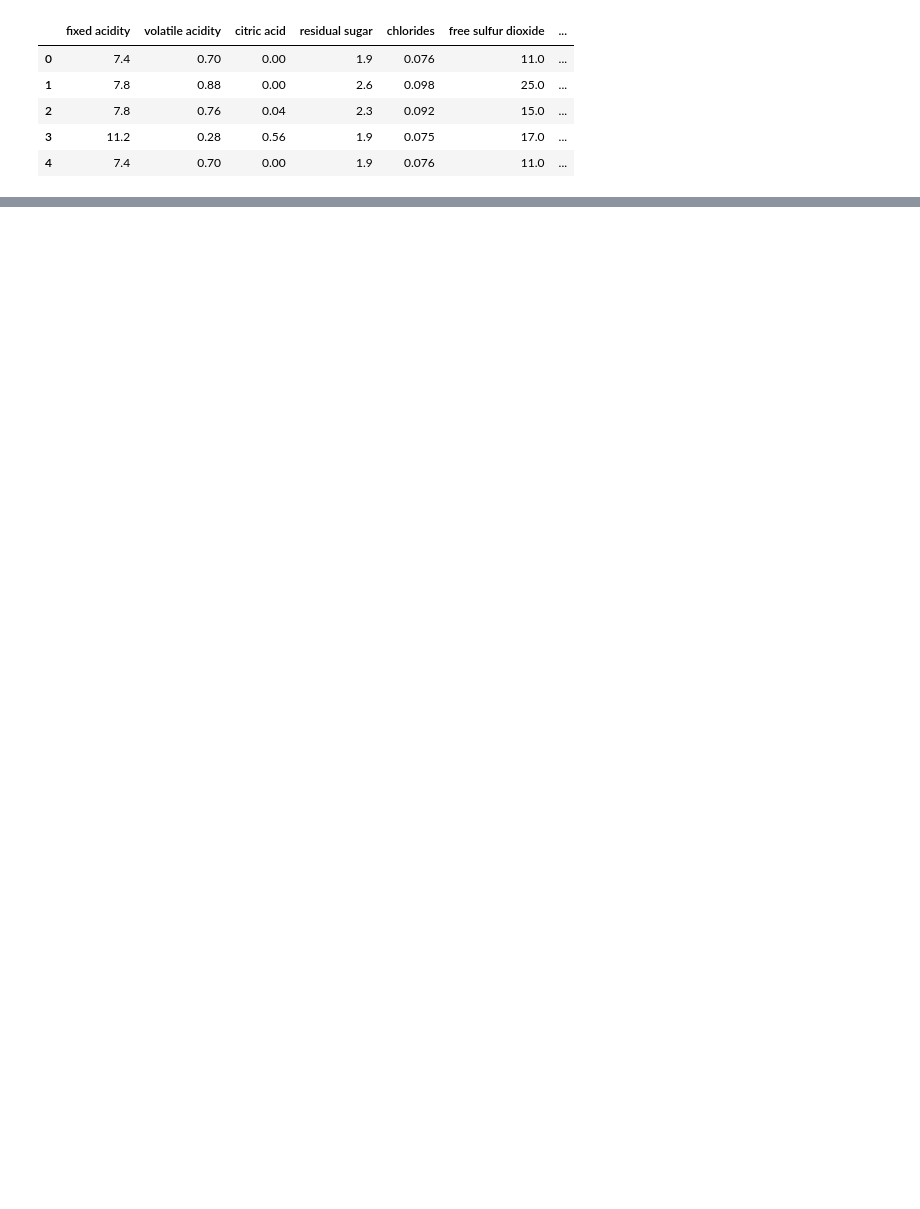
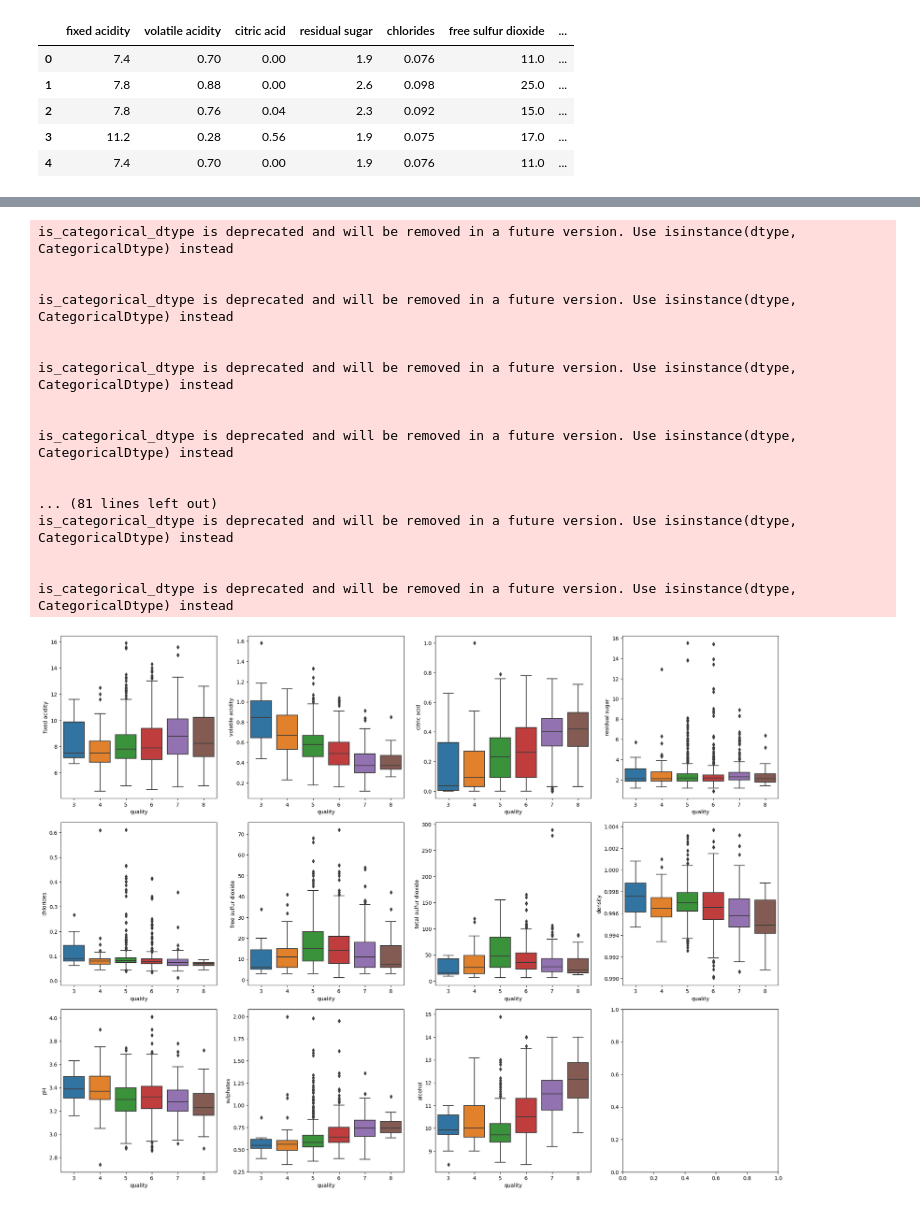
Before and after one commit to elsunais6167/assessment2, a Jupyter notebook: wine+quality/wine_quality.ipynb, the cells around one changed output, grey strips where cells are left out. Saved outputs shown, nothing was run; the diff lists cells and outputs as text; code cells hidden in the pictures; blank space fills up the shorter version.

```diff
--- a/wine+quality/wine_quality.ipynb
+++ b/wine+quality/wine_quality.ipynb
@@ -32,0 +58,29 @@ sns.pairplot(data, vars=data.columns[:-1], kind='scatter', diag_kind='kde', hue=
+# %%
+import seaborn as sns
+
+# Box plots for features by quality
+n_features = features
+fig, axs = plt.subplots(nrows=3, ncols=4, figsize=(20, 15))
+for i, feature in enumerate(n_features):
+    sns.boxplot(x='quality', y=feature, data=data, ax=axs[i//4, i%4])
+plt.tight_layout()
+plt.show()
+# %% [output]
+is_categorical_dtype is deprecated and will be removed in a future version. Use isinstance(dtype, CategoricalDtype) instead
+
+
+is_categorical_dtype is deprecated and will be removed in a future version. Use isinstance(dtype, CategoricalDtype) instead
+
+
+is_categorical_dtype is deprecated and will be removed in a future version. Use isinstance(dtype, CategoricalDtype) instead
+
+
+is_categorical_dtype is deprecated and will be removed in a future version. Use isinstance(dtype, CategoricalDtype) instead
+
+
+... (81 lines left out)
+is_categorical_dtype is deprecated and will be removed in a future version. Use isinstance(dtype, CategoricalDtype) instead
+
+
+is_categorical_dtype is deprecated and will be removed in a future version. Use isinstance(dtype, CategoricalDtype) instead
+[figure, added]
```
Also changed, not shown: parts of 6 cells of this notebook, 2 other files.
